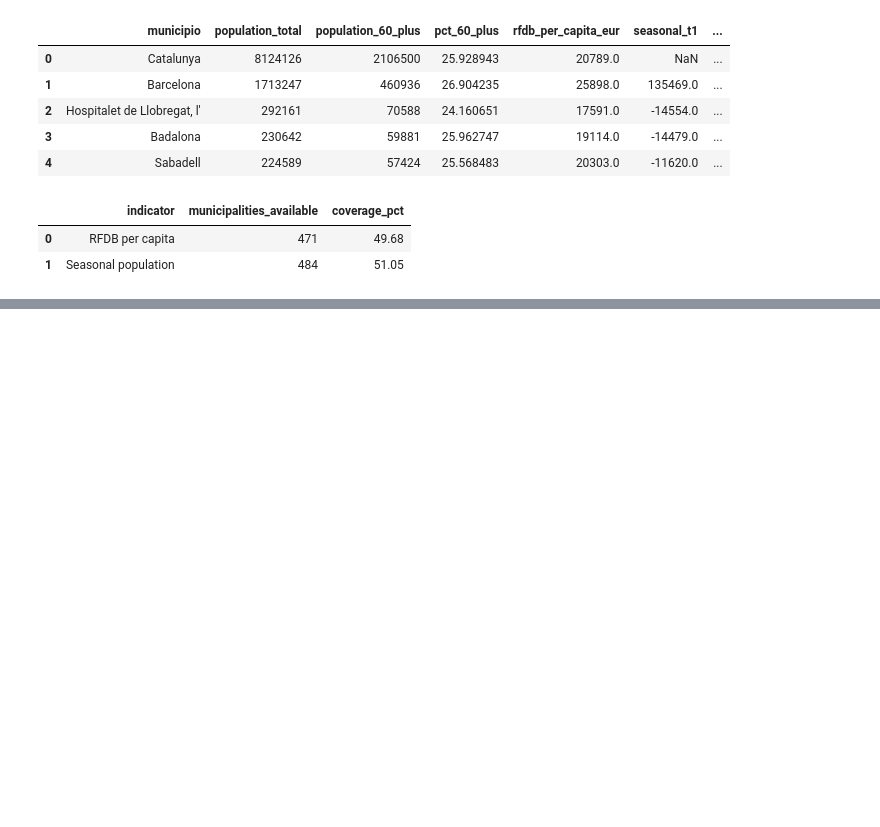
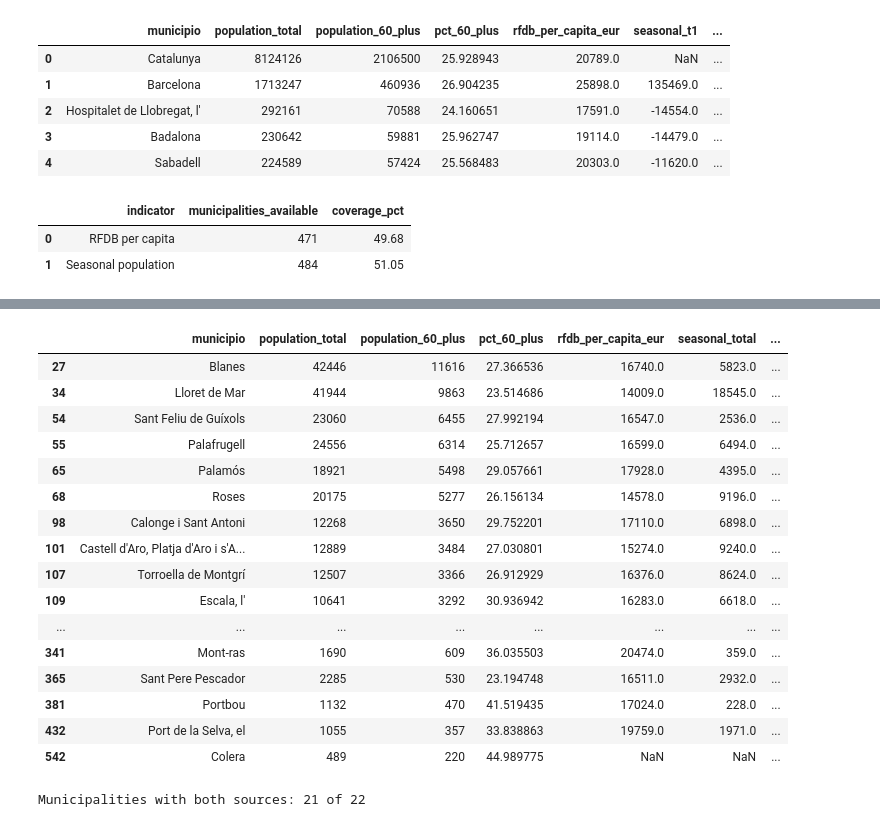
Before and after one commit to EliasLopezUpf/TFG-software, a Jupyter notebook: notebooks/02_socioeconomic_analysis.ipynb, the cells around one changed output, grey strips where cells are left out. Saved outputs shown, nothing was run; the diff lists cells and outputs as text; code cells hidden in the pictures; blank space fills up the shorter version.

```diff
--- a/notebooks/02_socioeconomic_analysis.ipynb
+++ b/notebooks/02_socioeconomic_analysis.ipynb
@@ -255,0 +406,60 @@ display(
+# %%
+# Check data coverage for the Costa Brava sample
+
+target_names = set(costa_brava_municipalities)
+
+coverage_coast = analysis_df.loc[
+    analysis_df["municipio"].isin(target_names),
+    [
+        "municipio",
+        "population_total",
+        "population_60_plus",
+        "pct_60_plus",
+        "rfdb_per_capita_eur",
+        "seasonal_total",
+    ],
+].copy()
+
+coverage_coast["has_rfdb"] = (
+    coverage_coast["rfdb_per_capita_eur"].notna()
+)
+
+coverage_coast["has_seasonal_data"] = (
+    coverage_coast["seasonal_total"].notna()
+)
+
+display(
+    coverage_coast.sort_values(
+        "population_60_plus",
+        ascending=False
+    )
+)
+
+print(
+    "Municipalities with both sources:",
+    (
+        coverage_coast["has_rfdb"]
+        & coverage_coast["has_seasonal_data"]
+    ).sum(),
+    "of",
+    len(coverage_coast),
+)
+# %% [output]
+|  | municipio | population_total | population_60_plus | pct_60_plus | rfdb_per_capita_eur | seasonal_total | ... |
+| 27 | Blanes | 42446 | 11616 | 27.366536 | 16740.0 | 5823.0 | ... |
+| 34 | Lloret de Mar | 41944 | 9863 | 23.514686 | 14009.0 | 18545.0 | ... |
+| 54 | Sant Feliu de Guíxols | 23060 | 6455 | 27.992194 | 16547.0 | 2536.0 | ... |
+| 55 | Palafrugell | 24556 | 6314 | 25.712657 | 16599.0 | 6494.0 | ... |
+| 65 | Palamós | 18921 | 5498 | 29.057661 | 17928.0 | 4395.0 | ... |
+| 68 | Roses | 20175 | 5277 | 26.156134 | 14578.0 | 9196.0 | ... |
+| 98 | Calonge i Sant Antoni | 12268 | 3650 | 29.752201 | 17110.0 | 6898.0 | ... |
+| 101 | Castell d'Aro, Platja d'Aro i s'A... | 12889 | 3484 | 27.030801 | 15274.0 | 9240.0 | ... |
+| 107 | Torroella de Montgrí | 12507 | 3366 | 26.912929 | 16376.0 | 8624.0 | ... |
+| 109 | Escala, l' | 10641 | 3292 | 30.936942 | 16283.0 | 6618.0 | ... |
+| ... | ... | ... | ... | ... | ... | ... | ... |
+| 341 | Mont-ras | 1690 | 609 | 36.035503 | 20474.0 | 359.0 | ... |
+| 365 | Sant Pere Pescador | 2285 | 530 | 23.194748 | 16511.0 | 2932.0 | ... |
+| 381 | Portbou | 1132 | 470 | 41.519435 | 17024.0 | 228.0 | ... |
+| 432 | Port de la Selva, el | 1055 | 357 | 33.838863 | 19759.0 | 1971.0 | ... |
+| 542 | Colera | 489 | 220 | 44.989775 | NaN | NaN | ... |
+Municipalities with both sources: 21 of 22
```
Also changed, not shown: parts of 14 cells of this notebook, 3 other files.
